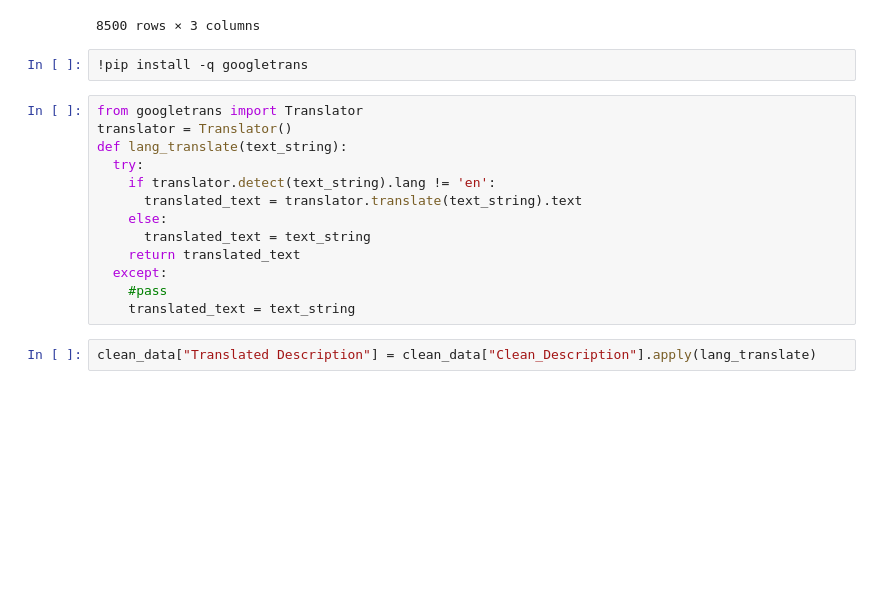
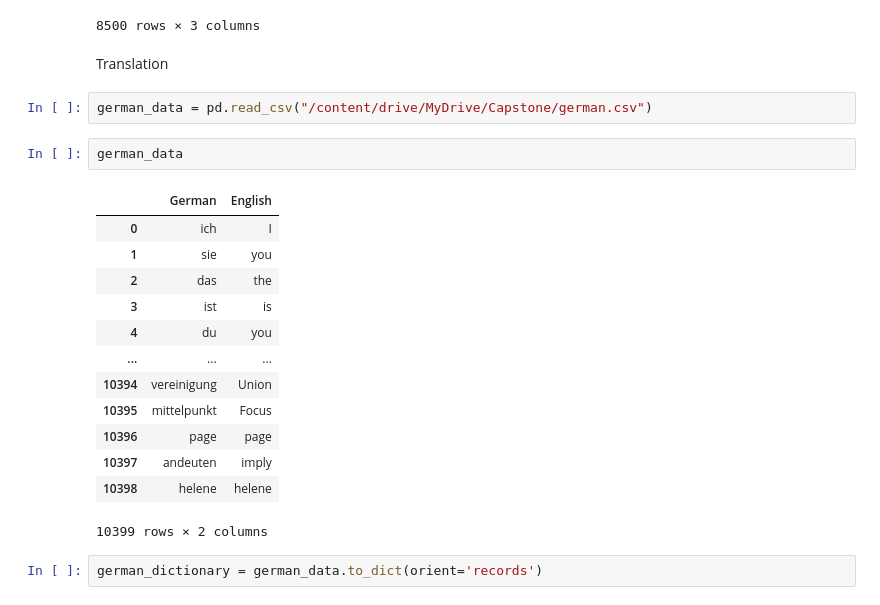
Before and after one commit to guptapawan227/Capstone_AIML, a Jupyter notebook: Capstone_NLP.ipynb, the cells around one changed output. Saved outputs shown, nothing was run; the diff lists cells and outputs as text; blank space fills up the shorter version.

Commit message:
Added Translation Module

```diff
--- a/Capstone_NLP.ipynb
+++ b/Capstone_NLP.ipynb
@@ -212,20 +212,25 @@ clean_data
 | 8498 | ufawcgob aowhxjky | GRP_62 | i am unable to access the machine... |
 | 8499 | kqvbrspl jyzoklfx | GRP_OTHERS | an mehreren pc lassen sich versch... |
 8500 rows × 3 columns
-# %%
-!pip install -q googletrans
-# %%
-from googletrans import Translator
-translator = Translator()
-def lang_translate(text_string):
-  try:
-    if translator.detect(text_string).lang != 'en':
-      translated_text = translator.translate(text_string).text
-    else:
-      translated_text = text_string
-    return translated_text
-  except:
-    #pass
-    translated_text = text_string
-# %%
-clean_data["Translated Description"] = clean_data["Clean_Description"].apply(lang_translate)
+# %% [markdown]
+Translation
+# %%
+german_data = pd.read_csv("/content/drive/MyDrive/Capstone/german.csv")
+# %%
+german_data
+# %% [output]
+|  | German | English |
+| 0 | ich | I |
+| 1 | sie | you |
+| 2 | das | the |
+| 3 | ist | is |
+| 4 | du | you |
+| ... | ... | ... |
+| 10394 | vereinigung | Union |
+| 10395 | mittelpunkt | Focus |
+| 10396 | page | page |
+| 10397 | andeuten | imply |
+| 10398 | helene | helene |
+10399 rows × 2 columns
+# %%
+german_dictionary = german_data.to_dict(orient='records')
```
Also changed, not shown: parts of 5 cells of this notebook.
